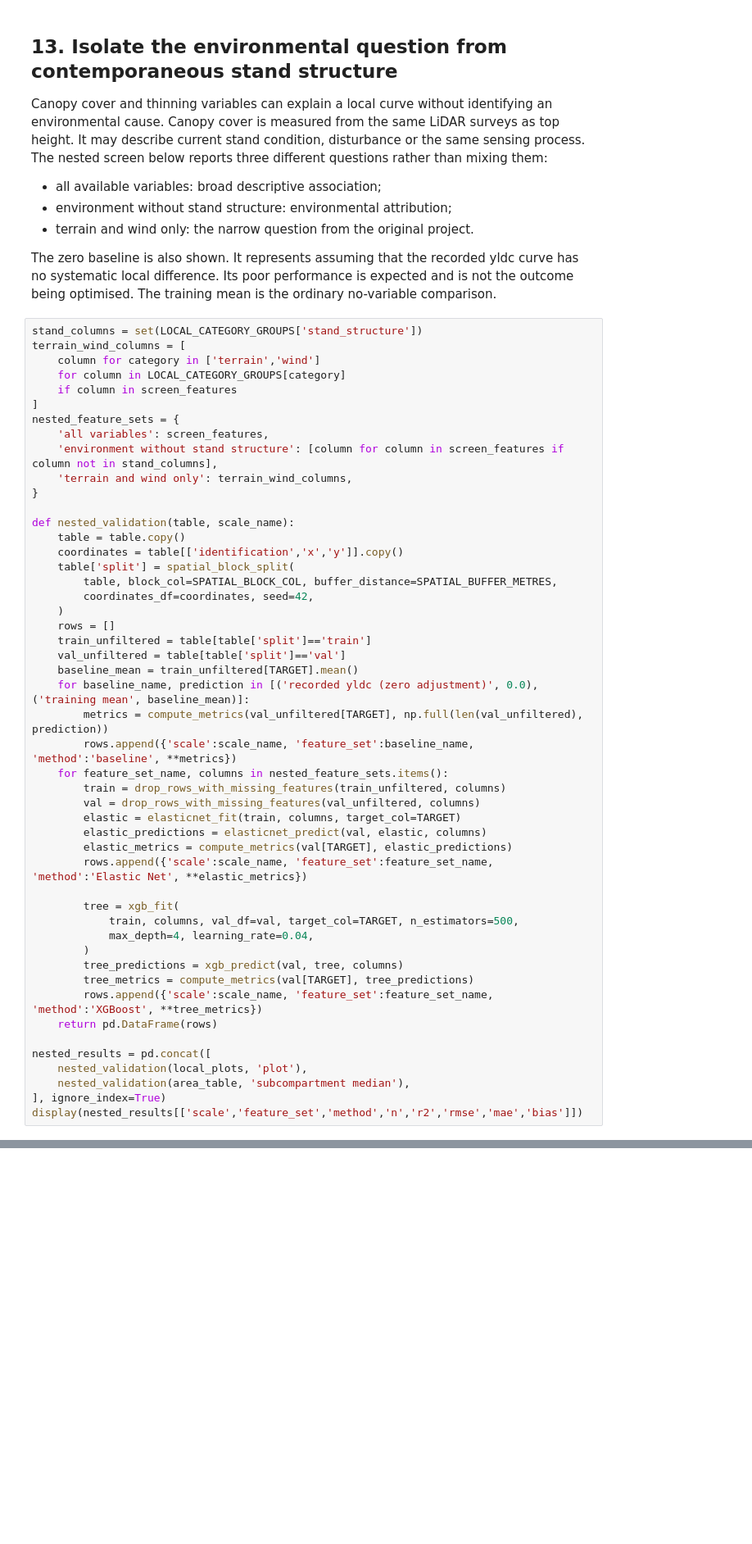
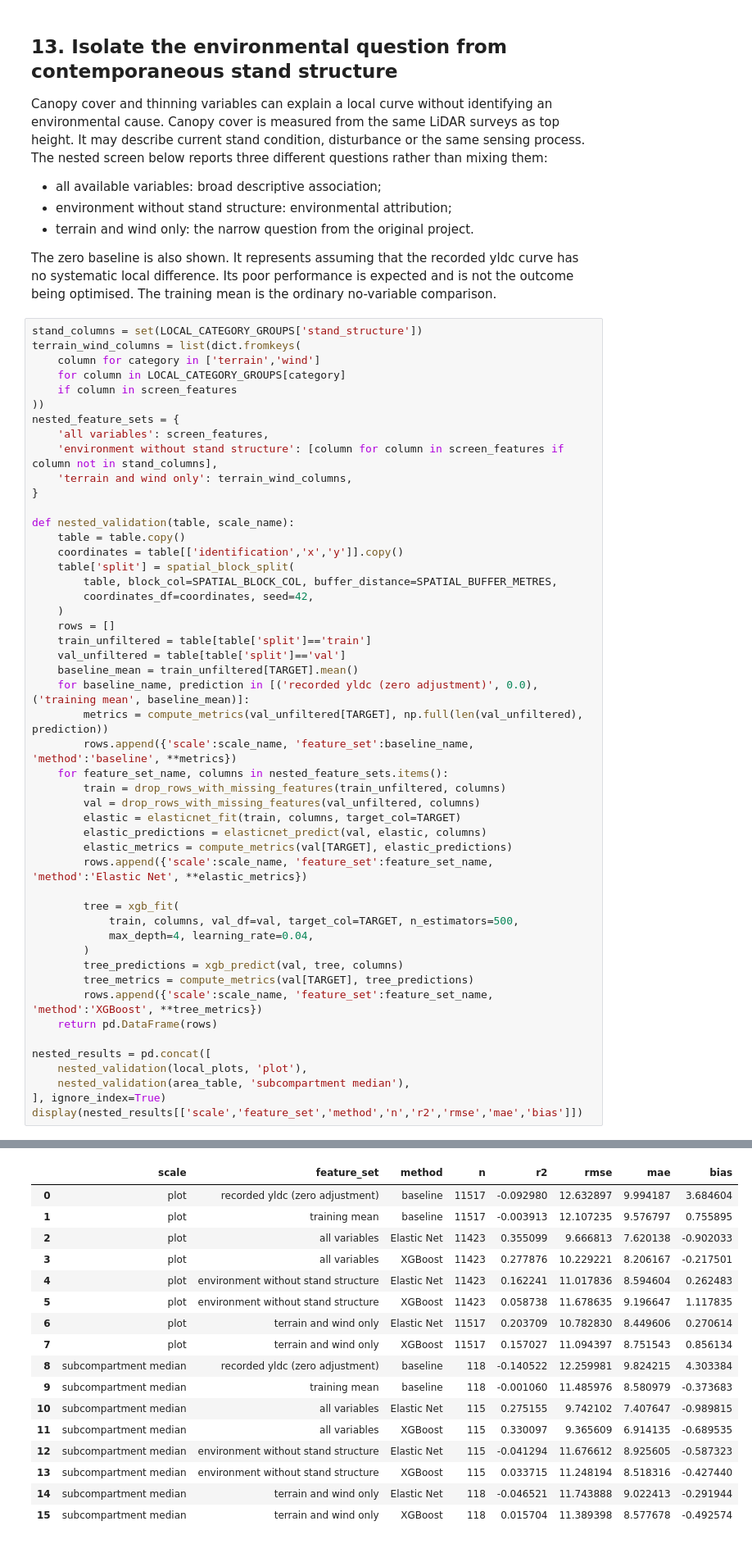
Before and after one commit to shreeyagorasia/forest_diss, a Jupyter notebook: notebooks/growth_curve_attribution/av2_local_growth_curve_grouped_importance.ipynb, the cells around one changed output, grey strips where cells are left out. Shown at 82% size. Cells and saved outputs as stored; diff of their text form; blank space fills up the shorter version.

```diff
--- a/notebooks/growth_curve_attribution/av2_local_growth_curve_grouped_importance.ipynb
+++ b/notebooks/growth_curve_attribution/av2_local_growth_curve_grouped_importance.ipynb
@@ -1316,11 +1316,11 @@ systematic local difference. Its poor performance is expected and is not the out
 optimised. The training mean is the ordinary no-variable comparison.
 # %%
 stand_columns = set(LOCAL_CATEGORY_GROUPS['stand_structure'])
-terrain_wind_columns = [
+terrain_wind_columns = list(dict.fromkeys(
     column for category in ['terrain','wind']
     for column in LOCAL_CATEGORY_GROUPS[category]
     if column in screen_features
-]
+))
 nested_feature_sets = {
     'all variables': screen_features,
     'environment without stand structure': [column for column in screen_features if column not in stand_columns],
@@ -1377,3 +1378,20 @@ DuplicateError: Expected unique column names, got:
+|  | scale | feature_set | method | n | r2 | rmse | mae | bias |
+| 0 | plot | recorded yldc (zero adjustment) | baseline | 11517 | -0.092980 | 12.632897 | 9.994187 | 3.684604 |
+| 1 | plot | training mean | baseline | 11517 | -0.003913 | 12.107235 | 9.576797 | 0.755895 |
+| 2 | plot | all variables | Elastic Net | 11423 | 0.355099 | 9.666813 | 7.620138 | -0.902033 |
+| 3 | plot | all variables | XGBoost | 11423 | 0.277876 | 10.229221 | 8.206167 | -0.217501 |
+| 4 | plot | environment without stand structure | Elastic Net | 11423 | 0.162241 | 11.017836 | 8.594604 | 0.262483 |
+| 5 | plot | environment without stand structure | XGBoost | 11423 | 0.058738 | 11.678635 | 9.196647 | 1.117835 |
+| 6 | plot | terrain and wind only | Elastic Net | 11517 | 0.203709 | 10.782830 | 8.449606 | 0.270614 |
+| 7 | plot | terrain and wind only | XGBoost | 11517 | 0.157027 | 11.094397 | 8.751543 | 0.856134 |
+| 8 | subcompartment median | recorded yldc (zero adjustment) | baseline | 118 | -0.140522 | 12.259981 | 9.824215 | 4.303384 |
+| 9 | subcompartment median | training mean | baseline | 118 | -0.001060 | 11.485976 | 8.580979 | -0.373683 |
+| 10 | subcompartment median | all variables | Elastic Net | 115 | 0.275155 | 9.742102 | 7.407647 | -0.989815 |
+| 11 | subcompartment median | all variables | XGBoost | 115 | 0.330097 | 9.365609 | 6.914135 | -0.689535 |
+| 12 | subcompartment median | environment without stand structure | Elastic Net | 115 | -0.041294 | 11.676612 | 8.925605 | -0.587323 |
+| 13 | subcompartment median | environment without stand structure | XGBoost | 115 | 0.033715 | 11.248194 | 8.518316 | -0.427440 |
+| 14 | subcompartment median | terrain and wind only | Elastic Net | 118 | -0.046521 | 11.743888 | 9.022413 | -0.291944 |
+| 15 | subcompartment median | terrain and wind only | XGBoost | 118 | 0.015704 | 11.389398 | 8.577678 | -0.492574 |
 # %% [markdown]
 ## 14. Confirmed broader-variable experiment: five-fold spatial CV
 
```
Also changed, not shown: parts of 19 cells of this notebook, 24 other files.
